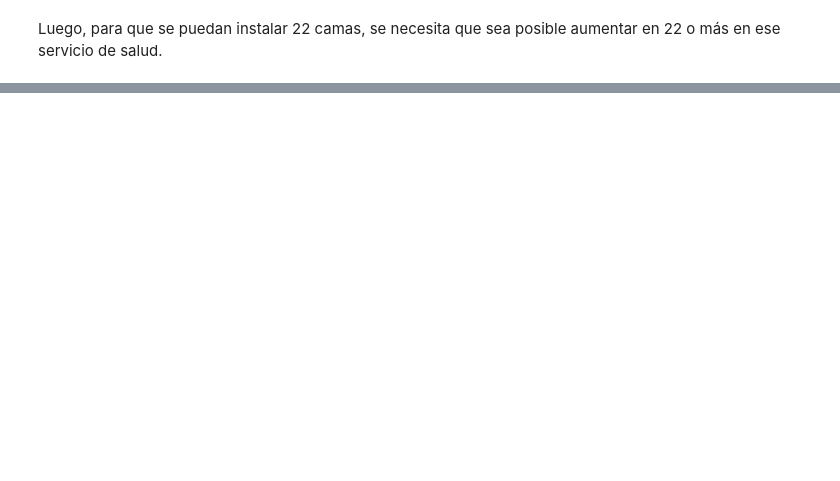
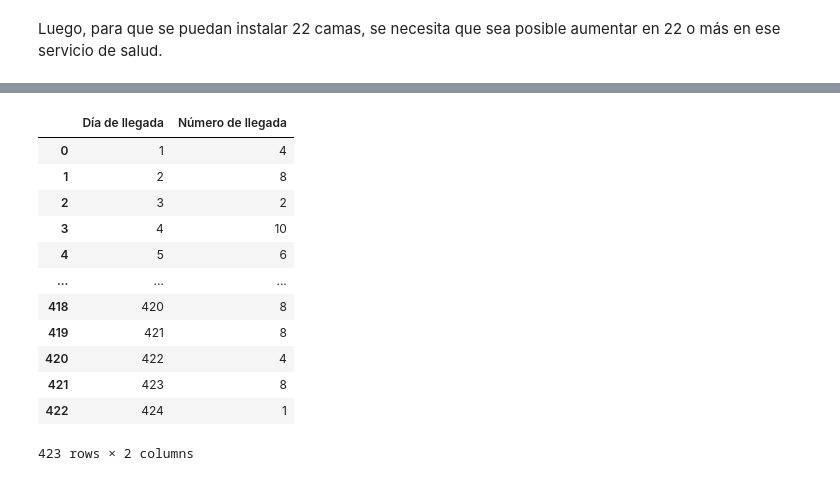
Before and after one commit to remunozz/cienciaDeDatos, a Jupyter notebook: modulo4Coursera.ipynb, the cells around one changed output, grey strips where cells are left out. Drawn from its saved outputs; the diff is of its cells as text; code cells hidden in the pictures; blank space fills up the shorter version.

```diff
--- a/modulo4Coursera.ipynb
+++ b/modulo4Coursera.ipynb
@@ -700,0 +853,19 @@ SS3.loc[SS3["Máxima cantidad de camas a aumetar"]>=22]
+# %%
+SJD=Info_sheet.loc[Info_sheet['Hospital al que llega']=='Hospital San Juan de Dios']
+SJD=SJD[['Día de llegada', 'Número de llegada']].groupby('Día de llegada').count()
+SJD=SJD.reset_index()
+SJD
+# %% [output]
+|  | Día de llegada | Número de llegada |
+| 0 | 1 | 4 |
+| 1 | 2 | 8 |
+| 2 | 3 | 2 |
+| 3 | 4 | 10 |
+| 4 | 5 | 6 |
+| ... | ... | ... |
+| 418 | 420 | 8 |
+| 419 | 421 | 8 |
+| 420 | 422 | 4 |
+| 421 | 423 | 8 |
+| 422 | 424 | 1 |
+423 rows × 2 columns
```
Also changed, not shown: parts of 42 cells of this notebook.
